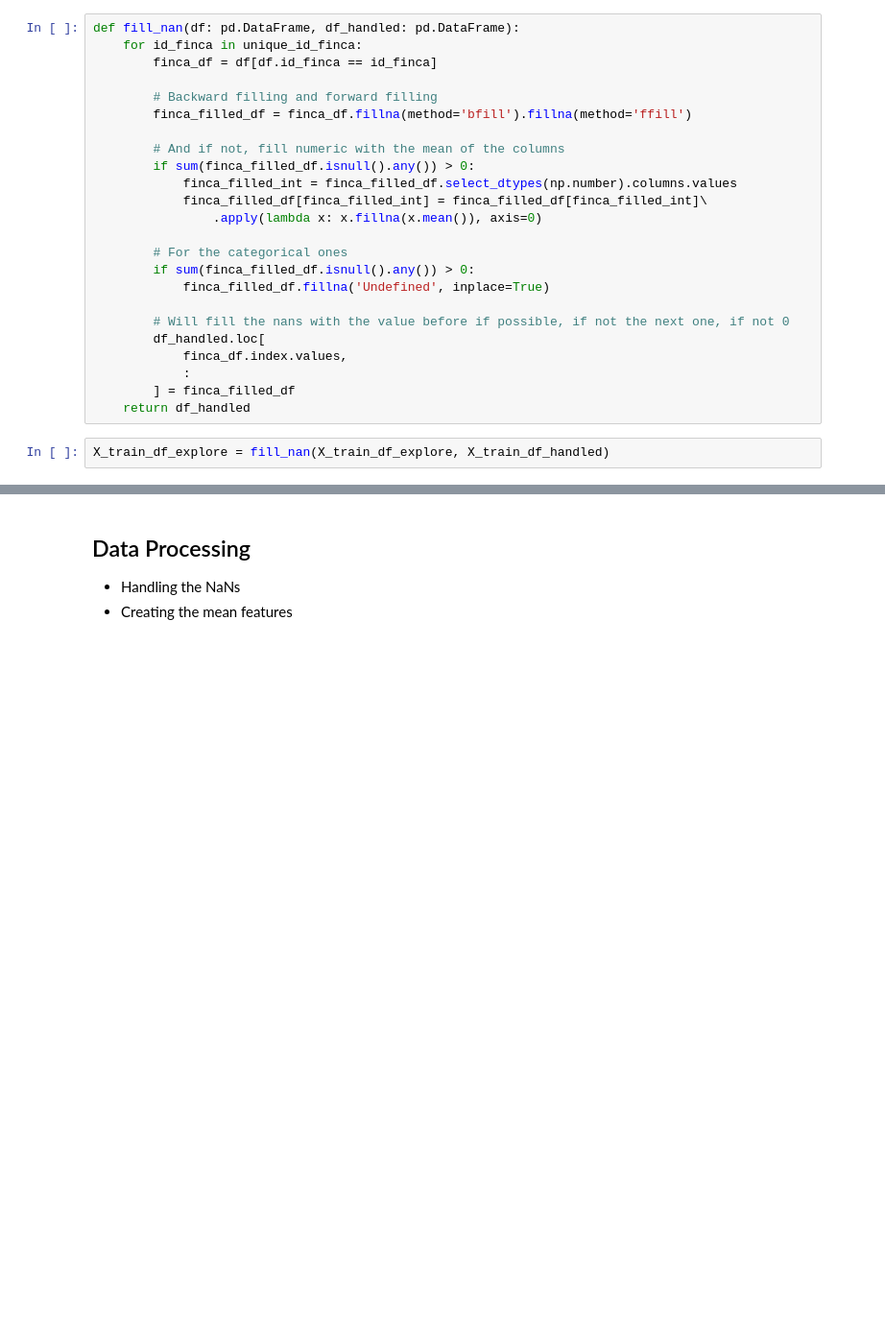
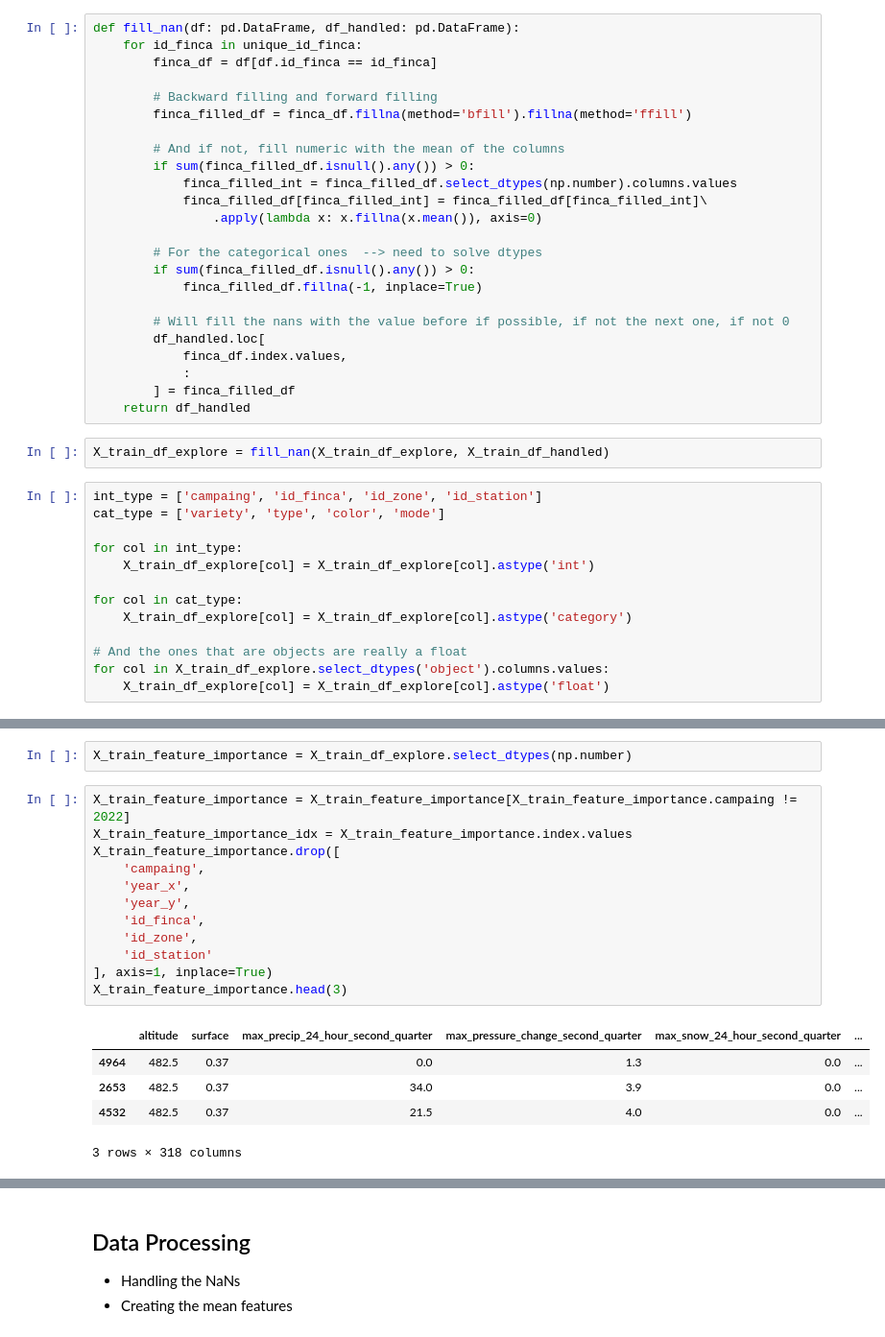
Before and after one commit to Savitar-Hub/sales-forecasting, a Jupyter notebook: wine-production/1. Exploratory Data Analysis.ipynb, the cells around one changed output, grey strips where cells are left out. Shown at 96% size. Cells and saved outputs as stored; diff of their text form; blank space fills up the shorter version.

Commit message:
[NEW] Train model regression

```diff
--- a/wine-production/1. Exploratory Data Analysis.ipynb
+++ b/wine-production/1. Exploratory Data Analysis.ipynb
@@ -832,9 +832,9 @@ def fill_nan(df: pd.DataFrame, df_handled: pd.DataFrame):
             finca_filled_df[finca_filled_int] = finca_filled_df[finca_filled_int]\
                 .apply(lambda x: x.fillna(x.mean()), axis=0)
 
-        # For the categorical ones
+        # For the categorical ones  --> need to solve dtypes
         if sum(finca_filled_df.isnull().any()) > 0:
-            finca_filled_df.fillna('Undefined', inplace=True)
+            finca_filled_df.fillna(-1, inplace=True)
 
         # Will fill the nans with the value before if possible, if not the next one, if not 0
         df_handled.loc[
@@ -844,3 +844,16 @@ def fill_nan(df: pd.DataFrame, df_handled: pd.DataFrame):
     return df_handled
 # %%
 X_train_df_explore = fill_nan(X_train_df_explore, X_train_df_handled)
+# %%
+int_type = ['campaing', 'id_finca', 'id_zone', 'id_station']
+cat_type = ['variety', 'type', 'color', 'mode']
+
+for col in int_type:
+    X_train_df_explore[col] = X_train_df_explore[col].astype('int')
+
+for col in cat_type:
+    X_train_df_explore[col] = X_train_df_explore[col].astype('category')
+
+# And the ones that are objects are really a float
+for col in X_train_df_explore.select_dtypes('object').columns.values:
+    X_train_df_explore[col] = X_train_df_explore[col].astype('float')
@@ -846,0 +905,20 @@ X_train_df_explore = fill_nan(X_train_df_explore, X_train_df_handled)
+# %%
+X_train_feature_importance = X_train_df_explore.select_dtypes(np.number)
+# %%
+X_train_feature_importance = X_train_feature_importance[X_train_feature_importance.campaing != 2022]
+X_train_feature_importance_idx = X_train_feature_importance.index.values
+X_train_feature_importance.drop([
+    'campaing',
+    'year_x',
+    'year_y',
+    'id_finca',
+    'id_zone',
+    'id_station'
+], axis=1, inplace=True)
+X_train_feature_importance.head(3)
+# %% [output]
+|  | altitude | surface | max_precip_24_hour_second_quarter | max_pressure_change_second_quarter | max_snow_24_hour_second_quarter | ... |
+| 4964 | 482.5 | 0.37 | 0.0 | 1.3 | 0.0 | ... |
+| 2653 | 482.5 | 0.37 | 34.0 | 3.9 | 0.0 | ... |
+| 4532 | 482.5 | 0.37 | 21.5 | 4.0 | 0.0 | ... |
+3 rows × 318 columns
```
Also changed, not shown: parts of 7 cells of this notebook.
